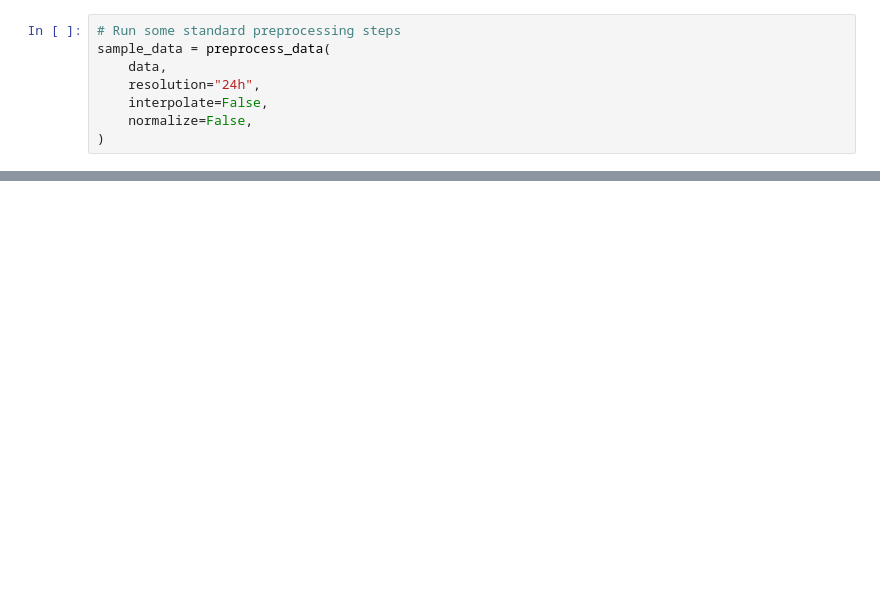
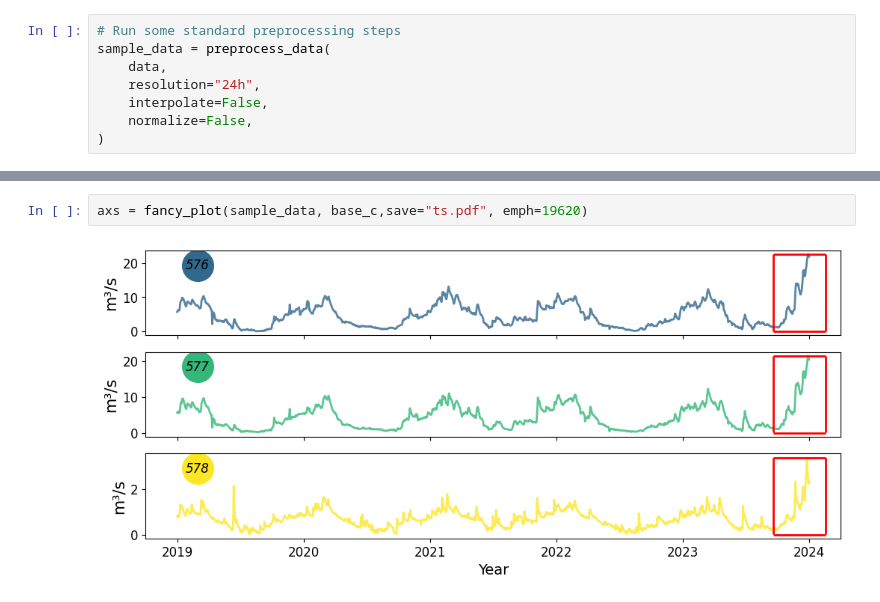
Before and after one commit to floatinglittlerocks/causalrivers, a Jupyter notebook: graphics/maps.ipynb, the cells around one changed output, grey strips where cells are left out. Drawn from its saved outputs; the diff is of its cells as text; blank space fills up the shorter version.

```diff
--- a/graphics/maps.ipynb
+++ b/graphics/maps.ipynb
@@ -104,0 +185,4 @@ fancy_plot(sample_data, base_c)
+# %%
+axs = fancy_plot(sample_data, base_c,save="ts.pdf", emph=19620)
+# %% [output]
+[figure, added]
```
Also changed, not shown: parts of 8 cells of this notebook, 20 other files.
